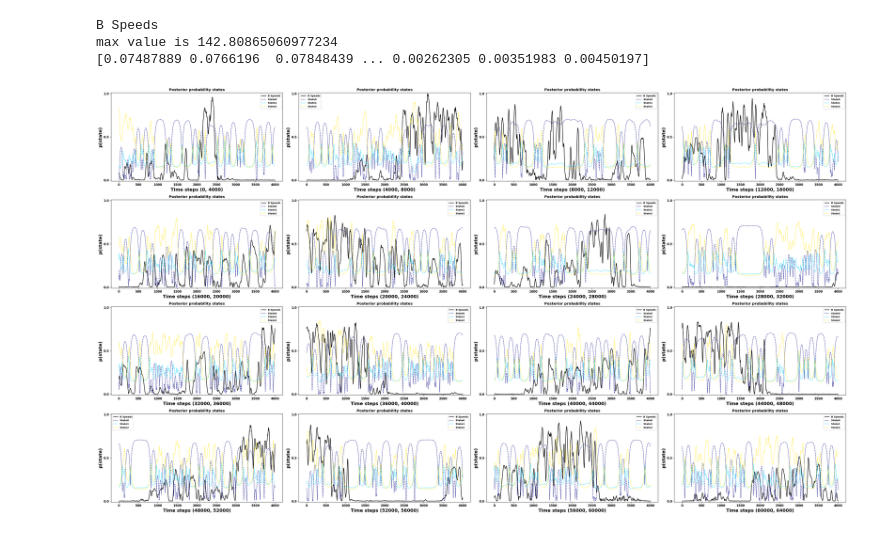
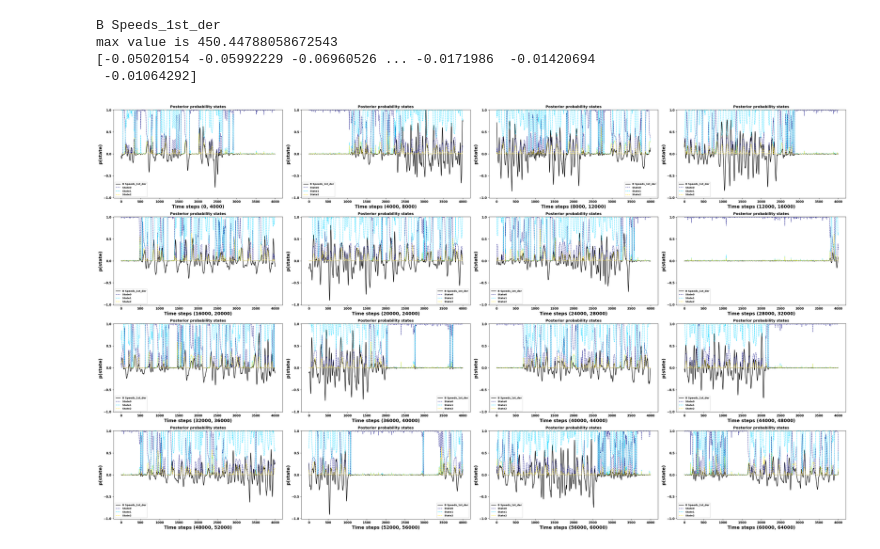
Before and after one commit to teo-fantacci/postural_glm_hmm, a Jupyter notebook: neurons_selection_notebook.ipynb, the cells around one changed output. Saved outputs shown, nothing was run; the diff lists cells and outputs as text; code cells hidden in the pictures.

```diff
--- a/neurons_selection_notebook.ipynb
+++ b/neurons_selection_notebook.ipynb
@@ -17,9 +20,9 @@ predictors_name_list, cells_id, animal_name = get_data_information(path_info_dir
 # %%
 # assign values to the model's parameters
-dict_param = dict_parameters_hmm(path_info_dir, animal_name, num_dimen=1, num_categ_obs=2, N_iters=100,
-                                 tolerance=10**-5, num_indep_neurons=1, num_predictors=2, max_num_states=3,
+dict_param = dict_parameters_hmm(path_info_dir, animal_name, num_dimen=1, num_categ_obs=2, N_iters=200,
+                                 tolerance=10**-5, num_predictors=5, max_num_states=3,
                                  observation_type="input_driven_obs",
-                                 transistion_type="sticky", optim_method="em")
+                                 transistion_type="standard", optim_method="em")
 # %%
 # extract the indices and totaltime from spike trains. With this function you select "num_indep_neurons" cells randomly
 cell_index, tot_time = cells_selection_manual(path_info_dir, data_continous_ratemaps, data_binned_glm, dict_param, 'cells_selection.csv')
@@ -138,9 +160,10 @@ inferred and transformed weights are {'2_states': [array([[[0.50092196, 0.980325
 # %%
 posterior_prob_per_states_with_predictor(path_analysis_dir, path_info_dir, data_continous_ratemaps, posterior_probs_list=posterior_probs_list,
                                              tot_masked_indices_list=tot_masked_indices_list, T_list=T_list,
-                                             pred_index=0)
+                                             pred_index=1)
 # %% [output]
-B Speeds
-max value is 142.80865060977234
-[0.07487889 0.0766196  0.07848439 ... 0.00262305 0.00351983 0.00450197]
+B Speeds_1st_der
+max value is 450.44788058672543
+[-0.05020154 -0.05992229 -0.06960526 ... -0.0171986  -0.01420694
+ -0.01064292]
-[figure, old version]
+[figure, new version]
```
Also changed, not shown: parts of 10 cells of this notebook, 6 other files.
